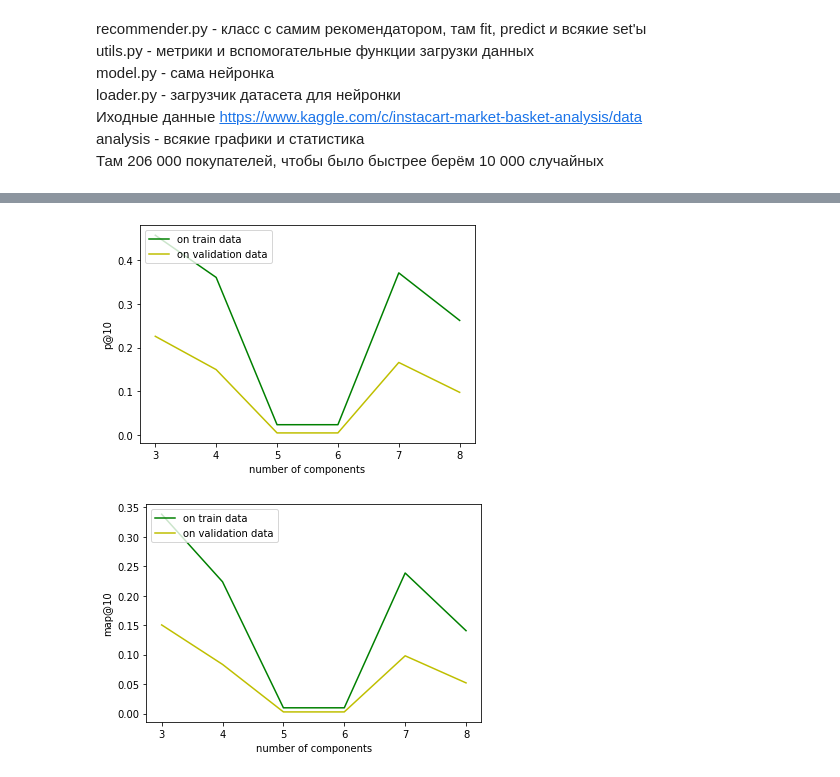
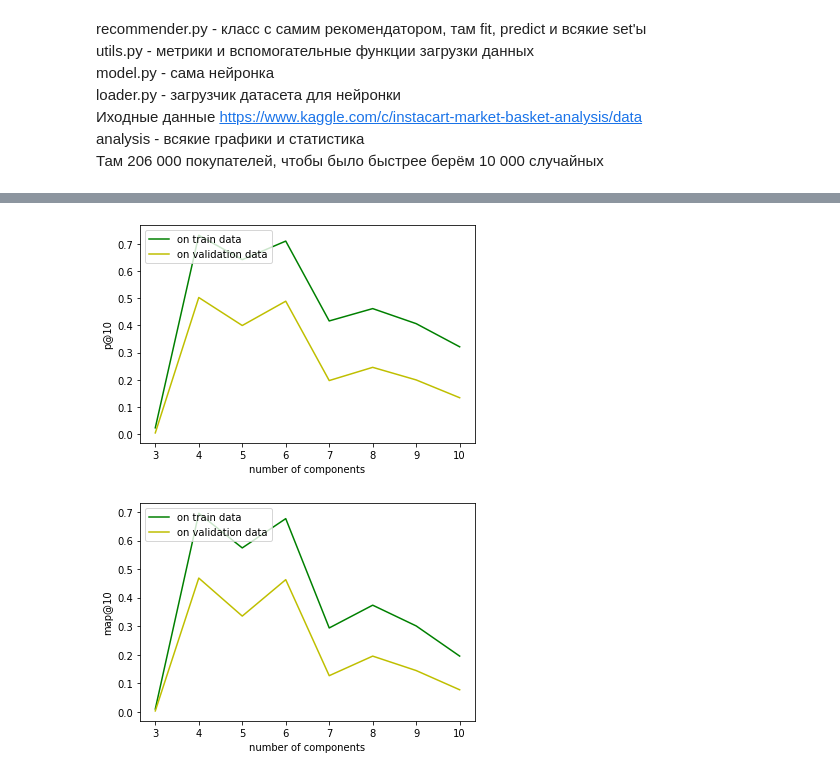
Before and after one commit to AnBrusn/recommender, a Jupyter notebook: rec.ipynb, the cells around one changed output, grey strips where cells are left out. Drawn from its saved outputs; the diff is of its cells as text; code cells hidden in the pictures.

Commit message:
Edit model

```diff
--- a/rec.ipynb
+++ b/rec.ipynb
@@ -37,20 +38,21 @@ mapk_val, mapk_train, hitk_val, hitk_train = [], [], [], []
 
 # Для обучения для каждого купленного пользователем продукта выбираем несколько продуктов, которые он не покупал
 # Оптимально на один купленный 3 негативных
-for neg in tqdm([1,2,3,4,5,6]):
+for neg in tqdm([2,3,4,5]):
     # Если обучаяем с нуля
-    recommender = Recommender(train_df, validation_df, test_df, neg_num=neg)
-    recommender.train_data.to_csv('saves/train_data_for_model-{}_neg.csv'.format(neg), index=False)
-    recommender.val_data.to_csv('saves/val_data_for_model.csv'.format(neg), index=False)
-    recommender.test_data.to_csv('saves/test_data_for_model.csv'.format(neg).csv', index=False)
-    recommender.set_components_number(5) # число компонент в эмбэдинге
-    recommender.fit('saves/model-5-{}neg.pickle'.format(neg), epochs=5)
+#     recommender = Recommender(train_df, validation_df, test_df, neg_num=neg)
+#     recommender.train_data.to_csv('saves/train_data_for_model-{}_neg.csv'.format(neg), index=False)
+#     recommender.val_data.to_csv('saves/val_data_for_model.csv'.format(neg), index=False)
+#     recommender.test_data.to_csv('saves/test_data_for_model.csv'.format(neg).csv', index=False)
+#     recommender.set_components_number(5) # число компонент в эмбэдинге
+#     recommender.fit('saves/model-5-{}neg.pickle'.format(neg), epochs=5)
 
     # Если уже обучили и сохранили данные и модели, то просто загружаем их
-#     recommender = Recommender(neg_num=neg)
-#     recommender.set_components_number(5) # число компонент в эмбэдинге
-#     recommender.set_data_for_model('saves/train_data_for_model-{}_neg.csv'.format(neg), 'saves/val_data_for_model.csv', 'saves/test_data_for_model.csv')
+    recommender = Recommender(neg_num=neg)
+    recommender.set_components_number(5) # число компонент в эмбэдинге
+    recommender.set_data_for_model('saves/train_data_for_model-{}_neg.csv'.format(neg), 'saves/val_data_for_model.csv', 'saves/test_data_for_model.csv')
 #     recommender.set_model('saves/model-5-{}neg.pickle'.format(neg))
+    recommender.fit('saves/model-5-{}neg.pickle'.format(neg), epochs=10)
 
     val_dict = recommender.val_data.groupby('user_id')['product_id'].apply(list).to_dict()
     actual_val_dict = recommender.val_data[recommender.val_data['bought'] != 0].groupby('user_id')['product_id'].apply(list).to_dict()
@@ -111,9 +210,9 @@ actual_train_dict = recommender.train_data[recommender.train_data['bought'] != 0
 
 mapk_val, mapk_train, hitk_val, hitk_train = [], [], [], []
 
-for comp in tqdm([3, 4, 5, 6, 7, 8]):
+for comp in tqdm([3, 4, 5, 6, 7, 8, 9, 10]):
     recommender.set_components_number(comp)
-    recommender.fit('saves/model-{}-{}neg.pickle'.format(comp, optimal_neg_neg), epochs=5)
+    recommender.fit('saves/model-{}-{}neg.pickle'.format(comp, optimal_neg_num), epochs=10)
 #     recommender.set_model('saves/model-{}-{}neg.pickle'.format(comp, optimal_neg_num))
 
     preds = []
@@ -233,22 +364,22 @@ TPU available: None, using: 0 TPU cores
 # %%
 import matplotlib.pyplot as plt
 plt.figure(1)
-plt.plot([3, 4, 5, 6, 7, 8], hitk_train, label='on train data', c='g'),
-plt.plot([3, 4, 5, 6, 7, 8], hitk_val, label='on validation data', c='y')
+plt.plot([3, 4, 5, 6, 7, 8, 9, 10], hitk_train, label='on train data', c='g'),
+plt.plot([3, 4, 5, 6, 7, 8, 9, 10], hitk_val, label='on validation data', c='y')
 plt.xlabel('number of components')
 plt.ylabel('p@10')
 plt.legend(loc='upper left')
 plt.show()
 plt.figure(2)
-plt.plot([3, 4, 5, 6, 7, 8], mapk_train, label='on train data', c='g'),
-plt.plot([3, 4, 5, 6, 7, 8], mapk_val, label='on validation data', c='y')
+plt.plot([3, 4, 5, 6, 7, 8, 9, 10], mapk_train, label='on train data', c='g'),
+plt.plot([3, 4, 5, 6, 7, 8, 9, 10], mapk_val, label='on validation data', c='y')
 plt.xlabel('number of components')
 plt.ylabel('map@10')
 plt.legend(loc='upper left')
 plt.show()
 # %% [output]
-[figure, old version]
+[figure, new version]
-[figure, old version]
+[figure, new version]
 # %%
 # orders = pd.read_csv('orders.csv')[['user_id', 'order_id', 'order_number']]
 # users_subsample = random.sample(orders['user_id'].unique().tolist(), 10000)
```
Also changed, not shown: parts of 6 cells of this notebook, 1 other file.
